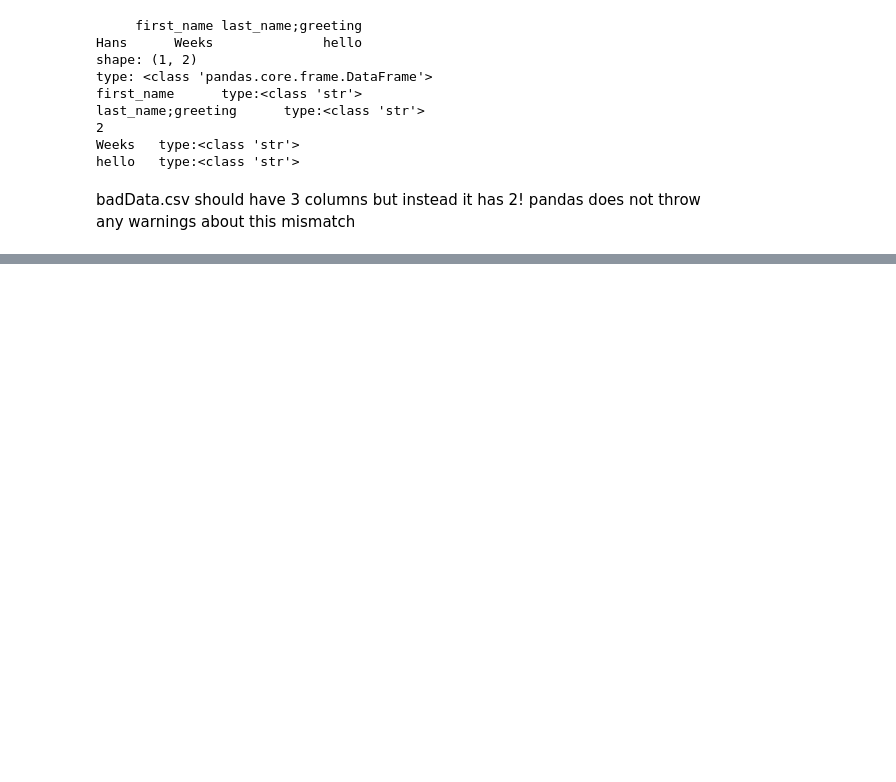
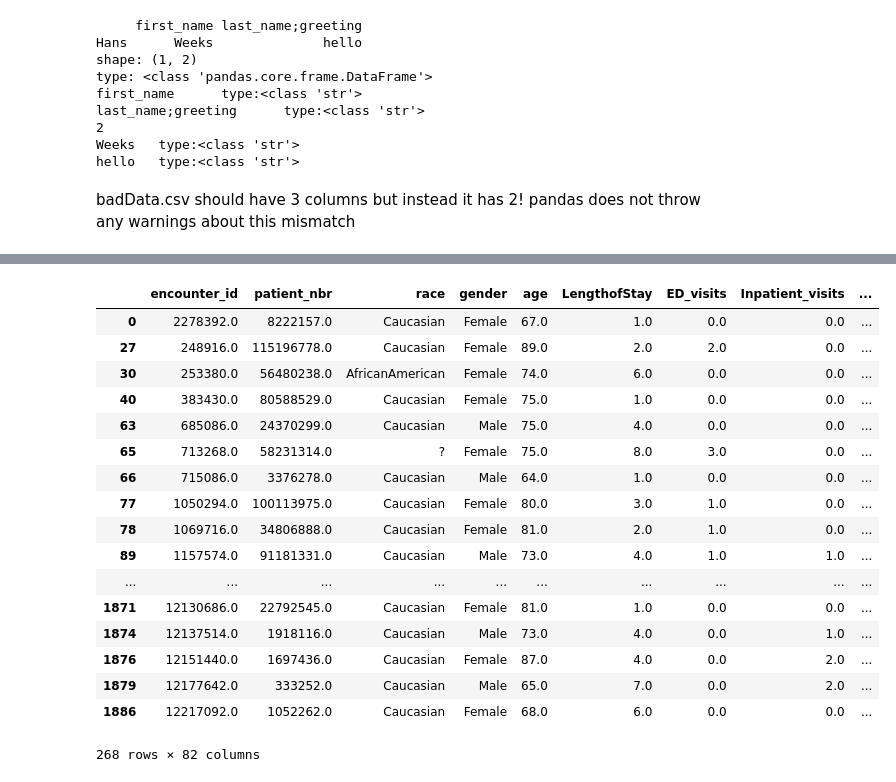
Before and after one commit to hhweeks/graymatter, a Jupyter notebook: GrayMatterWrangling.ipynb, the cells around one changed output, grey strips where cells are left out. Drawn from its saved outputs; the diff is of its cells as text; code cells hidden in the pictures; blank space fills up the shorter version.

Commit message:
added functions to calculate cm value, added 2 measures to test with

```diff
--- a/GrayMatterWrangling.ipynb
+++ b/GrayMatterWrangling.ipynb
@@ -124,0 +245,29 @@ badData.csv should have 3 columns but instead it has 2! pandas does not throw an
+# %%
+#function to get measure : diagnosis code pairs and build dictionary with them
+from os import walk
+from os import chdir
+
+#returns dictionary, takes arg dir where measure csv's located
+def buildMeasureToDiagnosisCodeDict(directory):
+
+    measureDict = {}
+    fileList = []
+
+    #get filenames
+    for (dirpath, dirname, filenames) in walk(directory):
+        fileList.extend(filenames)
+        break
+
+    #cd to appropraite directory
+    chdir(directory)
+
+    for filename in fileList:
+        (measure, diagnosisCodes) = readDiagnosisCodeFromFile(filename)
+        measureDict[measure] = diagnosisCodes
+
+    chdir("..")
+
+    return measureDict
+
+measureDict = buildMeasureToDiagnosisCodeDict("DiagnosisCode/")
+measureDict
@@ -124,0 +292,31 @@ badData.csv should have 3 columns but instead it has 2! pandas does not throw an
+# %%
+#function that returns a dataframe of the rows with the diagnosis codes corresponding to each measure
+
+def getDFRowsForMeasure(dataframe, measureDict, measure):
+    diagnosisCodeList = measureDict[measure]
+    data_ami = data[data.diagnosis_code.isin(amiList)]
+    subdataframe = dataframe[dataframe.diagnosis_code.isin(diagnosisCodeList)]
+
+    return subdataframe
+
+amiDF = getDFRowsForMeasure(data, measureDict, "AMI")
+amiDF
+# %% [output]
+|  | encounter_id | patient_nbr | race | gender | age | LengthofStay | ED_visits | Inpatient_visits | ... |
+| 0 | 2278392.0 | 8222157.0 | Caucasian | Female | 67.0 | 1.0 | 0.0 | 0.0 | ... |
+| 27 | 248916.0 | 115196778.0 | Caucasian | Female | 89.0 | 2.0 | 2.0 | 0.0 | ... |
+| 30 | 253380.0 | 56480238.0 | AfricanAmerican | Female | 74.0 | 6.0 | 0.0 | 0.0 | ... |
+| 40 | 383430.0 | 80588529.0 | Caucasian | Female | 75.0 | 1.0 | 0.0 | 0.0 | ... |
+| 63 | 685086.0 | 24370299.0 | Caucasian | Male | 75.0 | 4.0 | 0.0 | 0.0 | ... |
+| 65 | 713268.0 | 58231314.0 | ? | Female | 75.0 | 8.0 | 3.0 | 0.0 | ... |
+| 66 | 715086.0 | 3376278.0 | Caucasian | Male | 64.0 | 1.0 | 0.0 | 0.0 | ... |
+| 77 | 1050294.0 | 100113975.0 | Caucasian | Female | 80.0 | 3.0 | 1.0 | 0.0 | ... |
+| 78 | 1069716.0 | 34806888.0 | Caucasian | Female | 81.0 | 2.0 | 1.0 | 0.0 | ... |
+| 89 | 1157574.0 | 91181331.0 | Caucasian | Male | 73.0 | 4.0 | 1.0 | 1.0 | ... |
+| ... | ... | ... | ... | ... | ... | ... | ... | ... | ... |
+| 1871 | 12130686.0 | 22792545.0 | Caucasian | Female | 81.0 | 1.0 | 0.0 | 0.0 | ... |
+| 1874 | 12137514.0 | 1918116.0 | Caucasian | Male | 73.0 | 4.0 | 0.0 | 1.0 | ... |
+| 1876 | 12151440.0 | 1697436.0 | Caucasian | Female | 87.0 | 4.0 | 0.0 | 2.0 | ... |
+| 1879 | 12177642.0 | 333252.0 | Caucasian | Male | 65.0 | 7.0 | 0.0 | 2.0 | ... |
+| 1886 | 12217092.0 | 1052262.0 | Caucasian | Female | 68.0 | 6.0 | 0.0 | 0.0 | ... |
+268 rows × 82 columns
```
Also changed, not shown: parts of 13 cells of this notebook, 4 other files.
